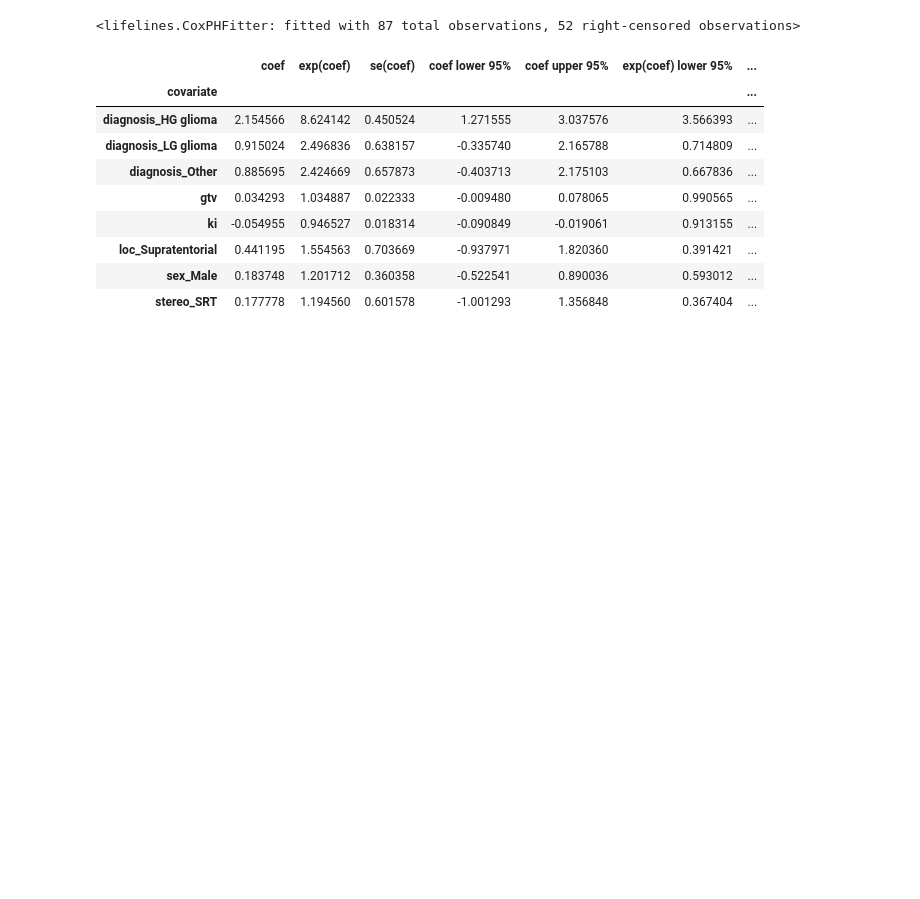
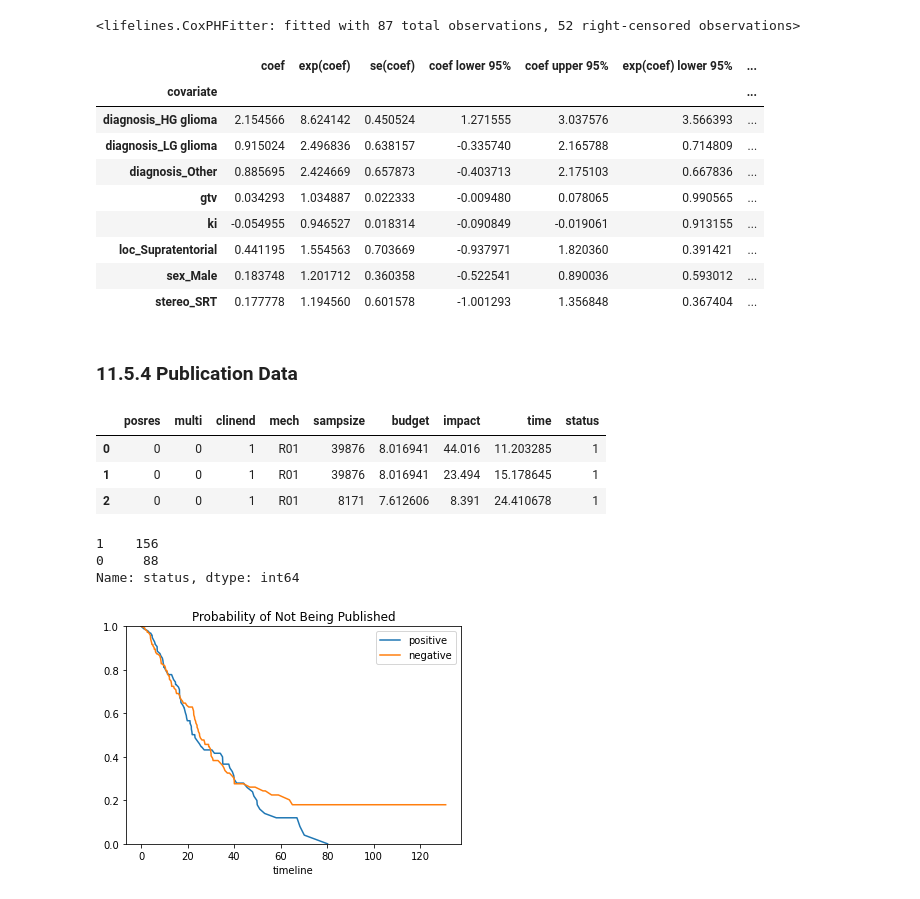
Before and after one commit to wpan03/ISLRv2_Python, a Jupyter notebook: notebooks/ch11_survival_analysis.ipynb, the cells around one changed output. Cells and saved outputs as stored; diff of their text form; code cells hidden in the pictures; blank space fills up the shorter version.

```diff
--- a/notebooks/ch11_survival_analysis.ipynb
+++ b/notebooks/ch11_survival_analysis.ipynb
@@ -157,3 +161,41 @@ cph.summary
 | loc_Supratentorial | 0.441195 | 1.554563 | 0.703669 | -0.937971 | 1.820360 | 0.391421 | ... |
 | sex_Male | 0.183748 | 1.201712 | 0.360358 | -0.522541 | 0.890036 | 0.593012 | ... |
 | stereo_SRT | 0.177778 | 1.194560 | 0.601578 | -1.001293 | 1.356848 | 0.367404 | ... |
+# %% [markdown]
+### 11.5.4 Publication Data
+# %%
+publication_path = 'https://raw.githubusercontent.com/wpan03/ISLRv2_Python/main/data/publication.csv'
+df_publication = pd.read_csv(publication_path)
+# %%
+df_publication.head(3)
+# %% [output]
+|  | posres | multi | clinend | mech | sampsize | budget | impact | time | status |
+| 0 | 0 | 0 | 1 | R01 | 39876 | 8.016941 | 44.016 | 11.203285 | 1 |
+| 1 | 0 | 0 | 1 | R01 | 39876 | 8.016941 | 23.494 | 15.178645 | 1 |
+| 2 | 0 | 0 | 1 | R01 | 8171 | 7.612606 | 8.391 | 24.410678 | 1 |
+# %%
+df_publication.status.value_counts()
+# %% [output]
+1    156
+0     88
+Name: status, dtype: int64
+# %%
+ax = plt.subplot(111)
+
+positive_result = (df_publication["posres"] == 1)
+
+kmf.fit(df_publication[positive_result]['time'],
+        event_observed=df_publication[positive_result]['status'],
+        label="positive")
+kmf.survival_function_.plot(ax=ax)
+
+kmf.fit(df_publication[~positive_result]['time'],
+        event_observed=df_publication[~positive_result]['status'],
+        label="negative")
+kmf.survival_function_.plot(ax=ax)
+
+plt.ylim([0, 1])
+plt.title("Probability of Not Being Published")
+plt.show()
+# %% [output]
+[figure, added]
```
Also changed, not shown: parts of 12 cells of this notebook.
